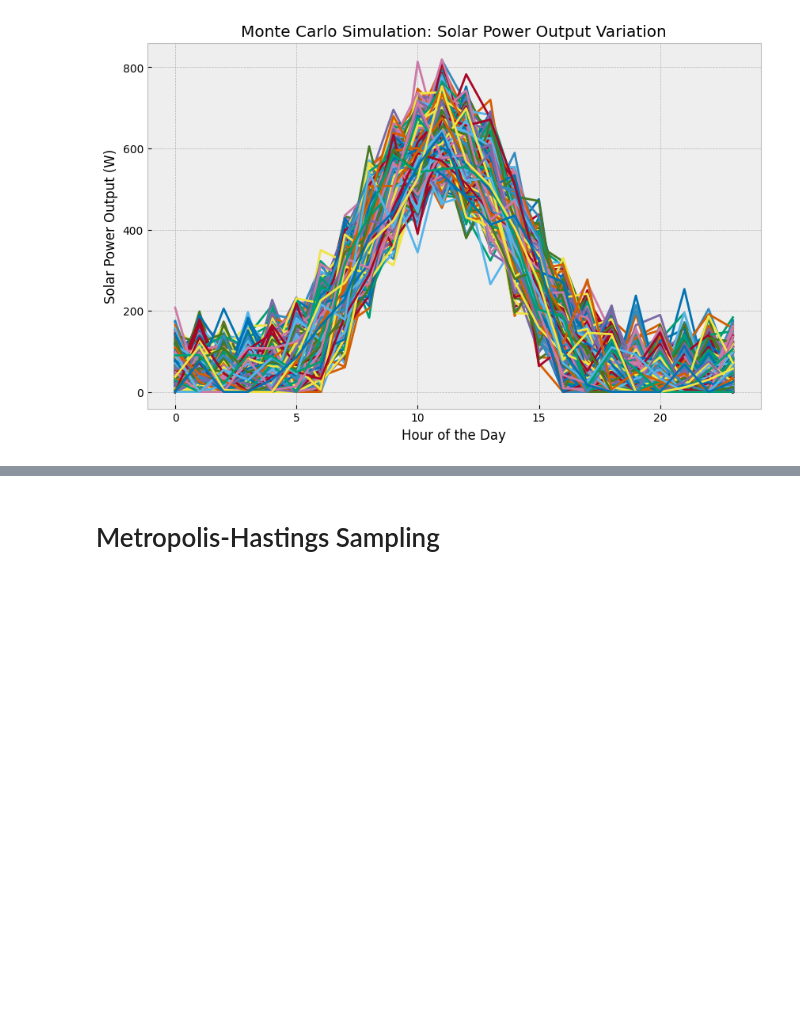
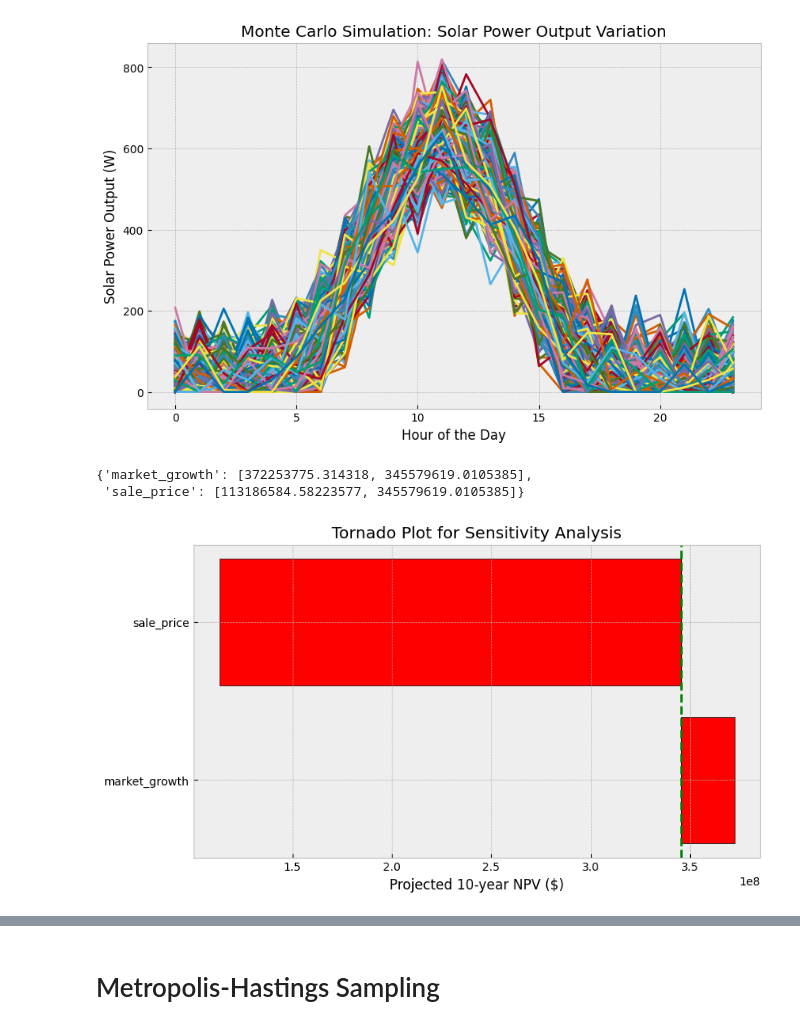
Before and after one commit to d-vf/notebooks, a Jupyter notebook: Part_B.ipynb, the cells around one changed output, grey strips where cells are left out. Cells and saved outputs as stored; diff of their text form; code cells hidden in the pictures; blank space fills up the shorter version.

```diff
--- a/Part_B.ipynb
+++ b/Part_B.ipynb
@@ -285,0 +301,17 @@ Total NPV for Cash Flow Series 2 at Year 35: 22.174727657060693
+# %%
+import numpy as np
+from scipy.optimize import root
+
+def npv(rate, cash_flows):
+    return np.sum(cash_flows / (1 + rate) ** np.arange(len(cash_flows)))
+
+def irr(cash_flows):
+    result = root(lambda r: npv(r, cash_flows), 0.1)  # 0.1 is the initial guess
+    return result.x[0] if result.success else None
+
+# Example cash flows
+cash_flows_example = [-800000000, 0, 0, 300000000, 350000000, 400000000, 450000000, 500000000, 550000000, 600000000, 650000000]
+
+# Calculate IRR
+calculated_irr = irr(cash_flows_example)
+print("Calculated IRR:", calculated_irr)
@@ -1549,0 +1692,58 @@ plt.show()
+# %%
+sensitivity_results
+# %% [output]
+{'market_growth': [372253775.314318, 345579619.0105385],
+ 'sale_price': [113186584.58223577, 345579619.0105385]}
+# %%
+tornado_data = pd.DataFrame(sensitivity_results, index=["Lower", "Upper"]).T
+tornado_data['Range'] = tornado_data['Upper'] - tornado_data['Lower']
+tornado_data = tornado_data.sort_values(by='Range', ascending=False)
+
+# Create the Tornado Plot
+fig, ax = plt.subplots(figsize=(9, 5))
+
+
+# Calculate base NPV
+base_npv = npv(**params)
+
+# Plotting each parameter's impact
+for index, row in tornado_data.iterrows():
+    ax.barh(index, row['Upper'] - base_npv, color='blue', edgecolor='black', left=base_npv)
+    ax.barh(index, row['Lower'] - base_npv, color='red', edgecolor='black', left=base_npv)
+
+ax.axvline(x=base_npv, color='green', linestyle='--') # Base case line
+ax.set_yticks(range(len(tornado_data)))
+ax.set_yticklabels(tornado_data.index)
+ax.set_xlabel('Projected 10-year NPV ($)')
+ax.invert_yaxis()  # Largest range at the top
+plt.title('Tornado Plot for Sensitivity Analysis')
+plt.show()
+
+
+params = {
+    'discount_rate': 0.15,
+    'development_cost': 800000000,
+    'initial_market_size': 145000,
+    'market_growth': 0.05,
+    'market_share': 0.45,
+    'sale_price': 17500,
+    'manufacturing_cost': 13000,
+    'horizon': 10,
+    'time_to_market': 3,
+    'debug': False
+}
+
+
+
+# Sensitivity analysis parameters
+sensitivity_params = {
+    'market_growth': [0.06, 0.05],
+    'sale_price': [16500, 17500]
+    # Add more parameters as needed
+}
+
+
+# Corrected Sensitivity Analysis Call
+sensitivity_results = sensitivity_analysis(params, sensitivity_params, npv)
+# %% [output]
+[figure, added]
```
Also changed, not shown: parts of 26 cells of this notebook.
